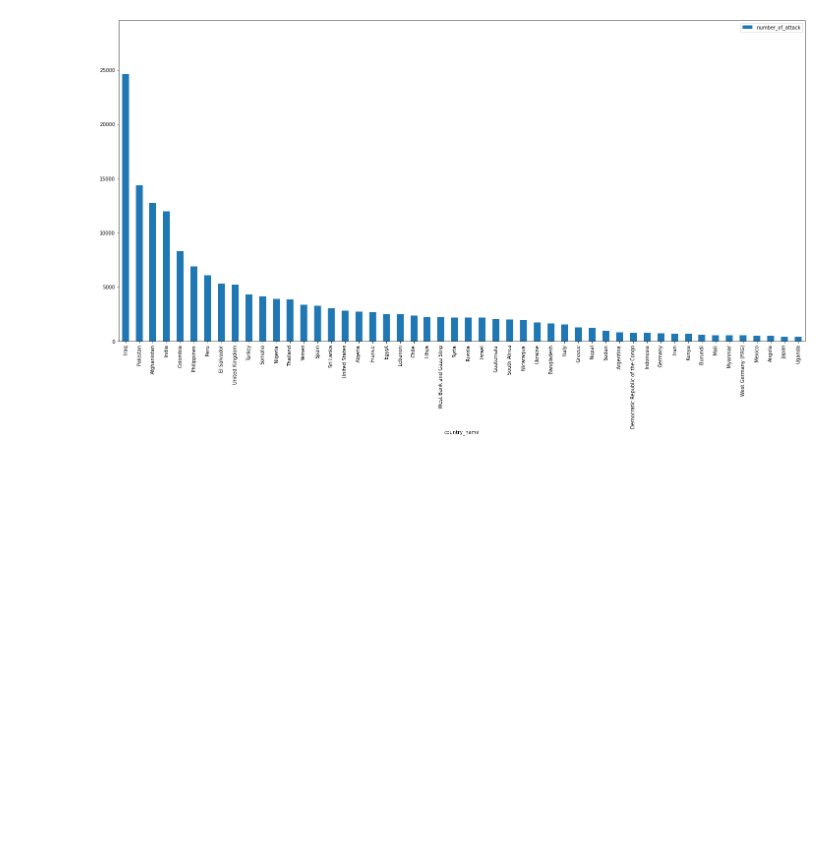
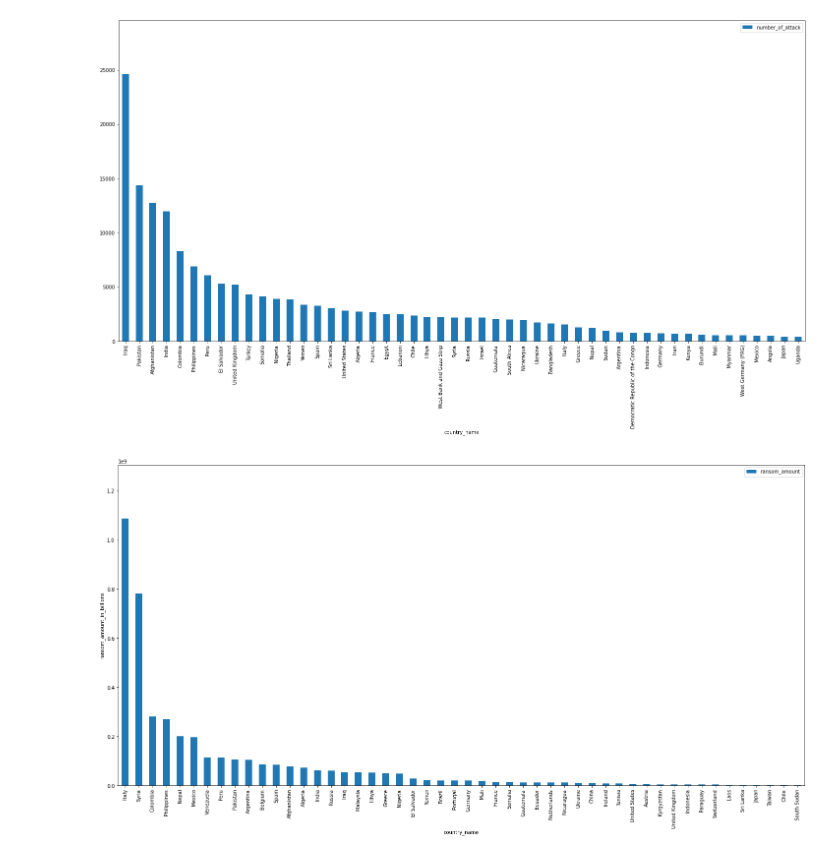
Before and after one commit to Arvindkale123/global-terrorism-exploratory-data-analysis, a Jupyter notebook: private_Global_Terrorism_Analysis_Capstone_Project.ipynb, the cells around one changed output. Saved outputs shown, nothing was run; the diff lists cells and outputs as text; code cells hidden in the pictures; blank space fills up the shorter version.

Commit message:
ransom collected country wise bar graph updated

```diff
--- a/private_Global_Terrorism_Analysis_Capstone_Project.ipynb
+++ b/private_Global_Terrorism_Analysis_Capstone_Project.ipynb
@@ -90,3 +91,23 @@ plt.xticks(x='country_name', rotation='vertical')
 plt.margins(0.2)
 # %% [output]
 [figure]
+# %%
+# ransom collected country wise dataframe
+ransom_collectd_trimmed_df=global_terror_df[['country_name','ransom_amount']]
+# %%
+# grouby operation to count the amount and resetting the index
+ransom_sum_country_wise=ransom_collectd_trimmed_df.groupby('country_name')['ransom_amount'].sum().reset_index()
+# %%
+# sorting value in descending order to ger highest attacked countries
+ransom_sum_country_wise.sort_values(by='ransom_amount', ascending=False, kind='quicksort', inplace = True)
+# %%
+# storing top 50 affected countries in dataframe
+top_total_ransom_collected_country_wise=ransom_sum_country_wise.head(50)
+# %%
+# plotting bar graph of top 50 terror affected countries
+ax = top_total_ransom_collected_country_wise.plot.bar(x='country_name', y='ransom_amount', rot=0,figsize=(25, 12))
+ax.set_ylabel('ransom_amount_in_billions')
+plt.xticks(x='country_name', rotation='vertical')
+plt.margins(0.2)
+# %% [output]
+[figure, added]
```
Also changed, not shown: parts of 10 cells of this notebook.
